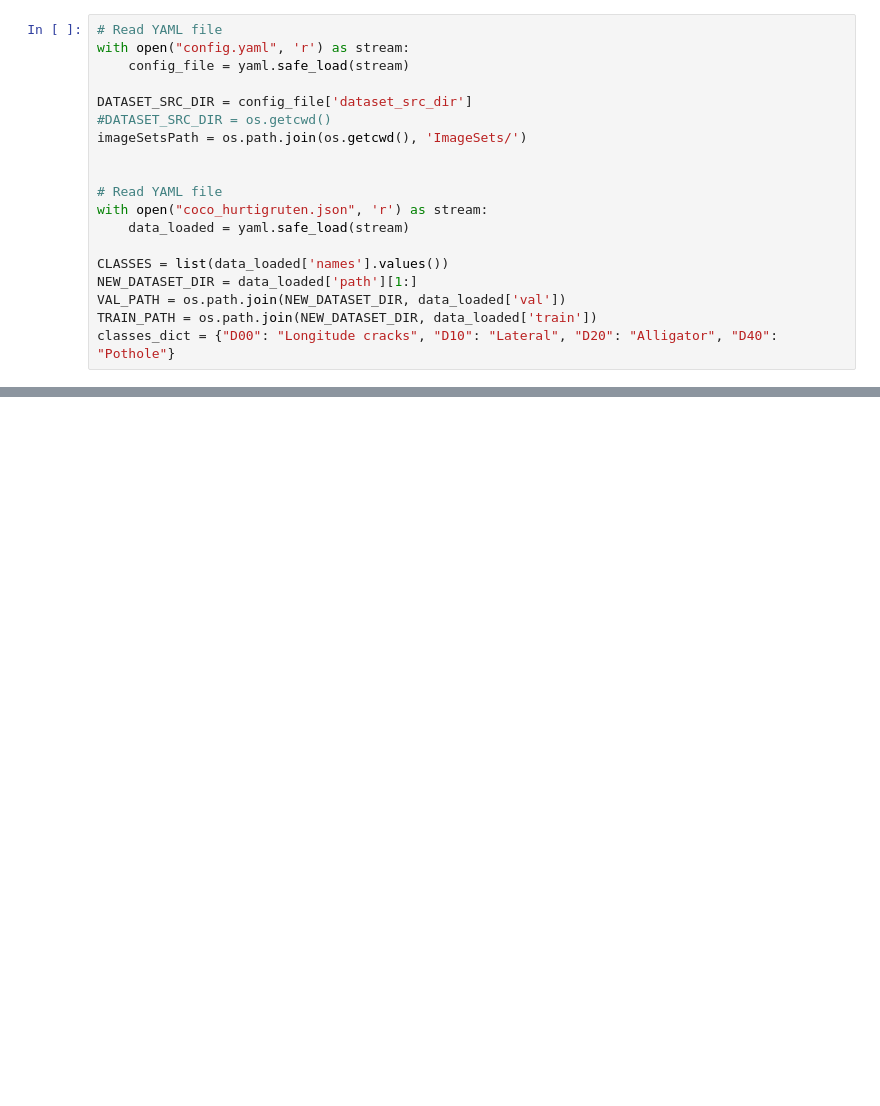
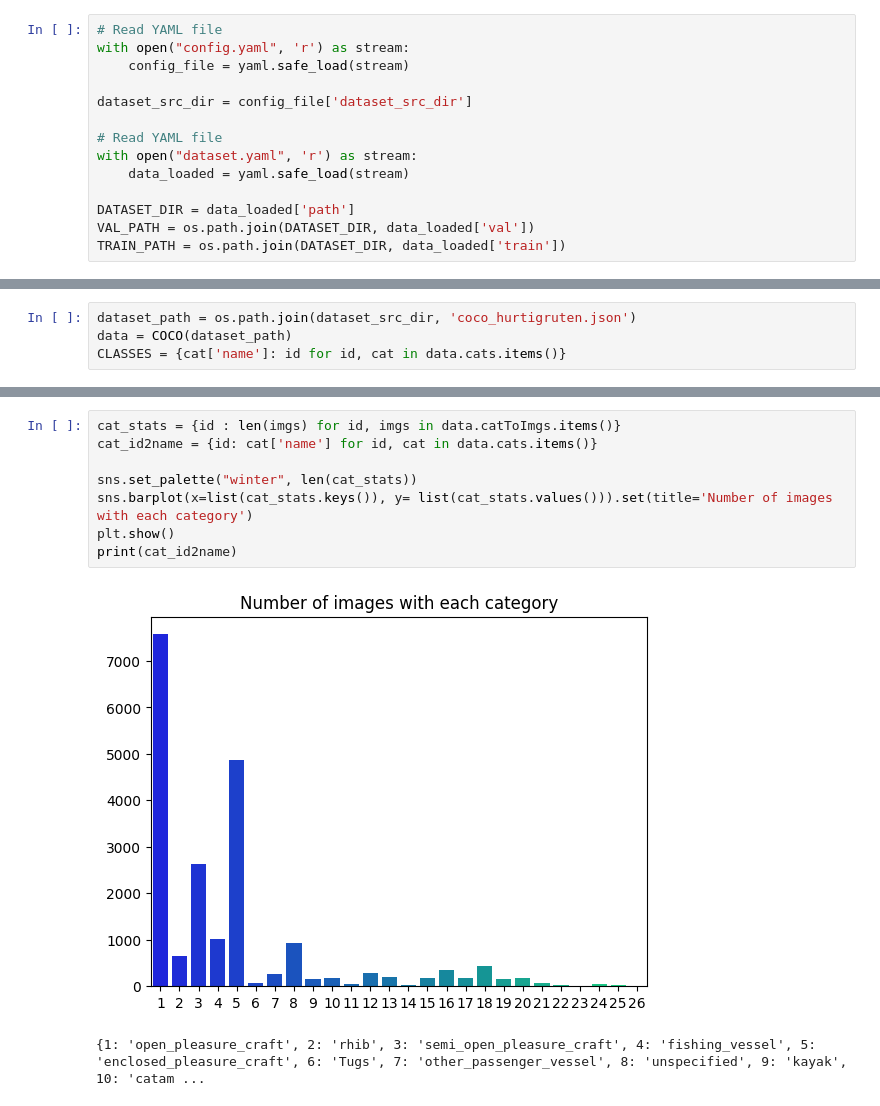
Before and after one commit to andreajessen/MODSIM, a Jupyter notebook: src/detection/detector.ipynb, the cells around one changed output, grey strips where cells are left out. Saved outputs shown, nothing was run; the diff lists cells and outputs as text; blank space fills up the shorter version.

```diff
--- a/src/detection/detector.ipynb
+++ b/src/detection/detector.ipynb
@@ -20,17 +13,12 @@ import yaml
 with open("config.yaml", 'r') as stream:
     config_file = yaml.safe_load(stream)
 
-DATASET_SRC_DIR = config_file['dataset_src_dir']
-#DATASET_SRC_DIR = os.getcwd()
-imageSetsPath = os.path.join(os.getcwd(), 'ImageSets/')
-
+dataset_src_dir = config_file['dataset_src_dir']
 
 # Read YAML file
-with open("coco_hurtigruten.json", 'r') as stream:
+with open("dataset.yaml", 'r') as stream:
     data_loaded = yaml.safe_load(stream)
 
-CLASSES = list(data_loaded['names'].values())
-NEW_DATASET_DIR = data_loaded['path'][1:]
-VAL_PATH = os.path.join(NEW_DATASET_DIR, data_loaded['val'])
-TRAIN_PATH = os.path.join(NEW_DATASET_DIR, data_loaded['train'])
-classes_dict = {"D00": "Longitude cracks", "D10": "Lateral", "D20": "Alligator", "D40": "Pothole"}
+DATASET_DIR = data_loaded['path']
+VAL_PATH = os.path.join(DATASET_DIR, data_loaded['val'])
+TRAIN_PATH = os.path.join(DATASET_DIR, data_loaded['train'])
@@ -129,0 +25,4 @@ plt.savefig(f"{img_id}_annotated.jpg", bbox_inches="tight", pad_inches=0)
+# %%
+dataset_path = os.path.join(dataset_src_dir, 'coco_hurtigruten.json')
+data = COCO(dataset_path)
+CLASSES = {cat['name']: id for id, cat in data.cats.items()}
@@ -129,0 +42,11 @@ plt.savefig(f"{img_id}_annotated.jpg", bbox_inches="tight", pad_inches=0)
+# %%
+cat_stats = {id : len(imgs) for id, imgs in data.catToImgs.items()}
+cat_id2name = {id: cat['name'] for id, cat in data.cats.items()}
+
+sns.set_palette("winter", len(cat_stats))
+sns.barplot(x=list(cat_stats.keys()), y= list(cat_stats.values())).set(title='Number of images with each category')
+plt.show()
+print(cat_id2name)
+# %% [output]
+[figure, added]
+{1: 'open_pleasure_craft', 2: 'rhib', 3: 'semi_open_pleasure_craft', 4: 'fishing_vessel', 5: 'enclosed_pleasure_craft', 6: 'Tugs', 7: 'other_passenger_vessel', 8: 'unspecified', 9: 'kayak', 10: 'catam ...
```
Also changed, not shown: parts of 21 cells of this notebook, 4 other files.
